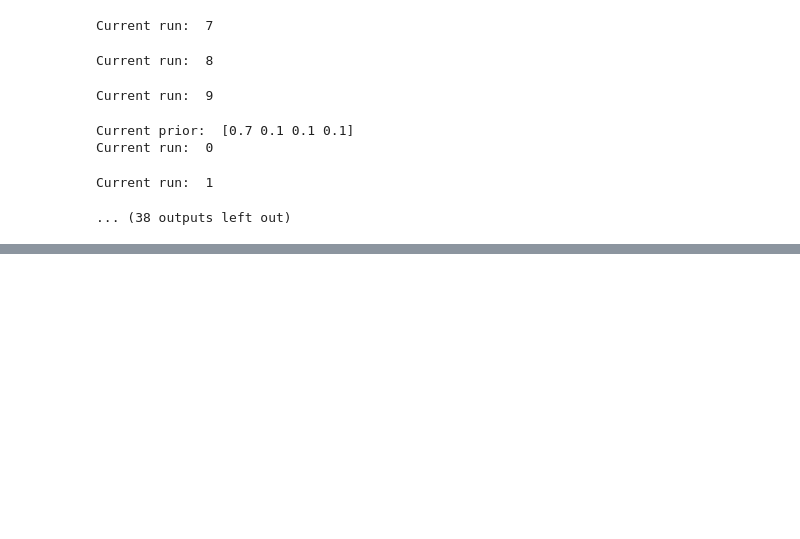
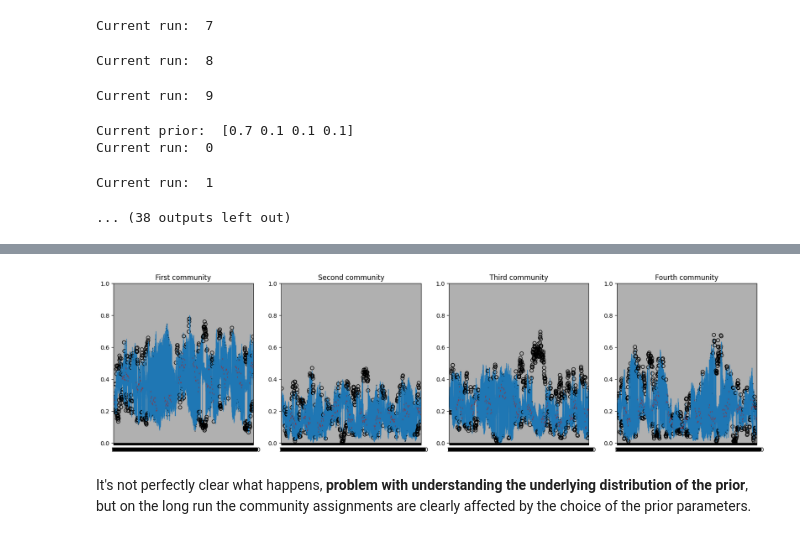
Before and after one commit to Fede-Testa/Batched-Gibbs-Sampling-for-Community-Detection-in-SBM, a Jupyter notebook: community_imbalance.ipynb, the cells around one changed output, grey strips where cells are left out. Saved outputs shown, nothing was run; the diff lists cells and outputs as text; code cells hidden in the pictures; blank space fills up the shorter version.

Commit message:
Added some analysis on prior and modularity
The code still needs to be organized, made more modular and with a more organic explanation

```diff
--- a/community_imbalance.ipynb
+++ b/community_imbalance.ipynb
@@ -281,0 +518,41 @@ Possiamo concludere (anche se per completezza bisgnerebbe studiarne il comportam
+# %%
+# plot boxplots of community counts (three for each line for commmuinities 1,2,3; while 4 can be inferred)
+y_lim = 1
+pic = False
+
+df_1 = pd.DataFrame(counts[:, :, 0])
+df_2 = pd.DataFrame(counts[:, :, 1])
+df_3 = pd.DataFrame(counts[:, :, 2])
+df_4 = pd.DataFrame(counts[:, :, 3])
+
+plt.figure(figsize=(20, 5))
+
+medianprops = dict(linestyle='-', linewidth=2.5, color='firebrick')
+
+plt.subplot(1,4,1)
+plt.title("First community")
+df_1.boxplot(medianprops=medianprops)
+plt.ylim(0, y_lim)
+
+plt.subplot(1,4,2)
+plt.title("Second community")
+df_2.boxplot(medianprops=medianprops)
+plt.ylim(0, y_lim)
+
+plt.subplot(1,4,3)
+plt.title("Third community")
+df_3.boxplot(medianprops=medianprops)
+plt.ylim(0, y_lim)
+
+plt.subplot(1,4,4)
+plt.title("Fourth community")
+df_4.boxplot(medianprops=medianprops)
+plt.ylim(0, y_lim)
+
+if pic: plt.savefig(f'adj_Neal_alpha_{alpha}_r_{r}_steps_{steps}.png')
+
+plt.show()
+# %% [output]
+[figure, added]
+# %% [markdown]
+It's not perfectly clear what happens, **problem with understanding the underlying distribution of the prior**, but on the long run the community assignments are clearly affected by the choice of the prior parameters.
```
Also changed, not shown: parts of 22 cells of this notebook, 2 other files.
